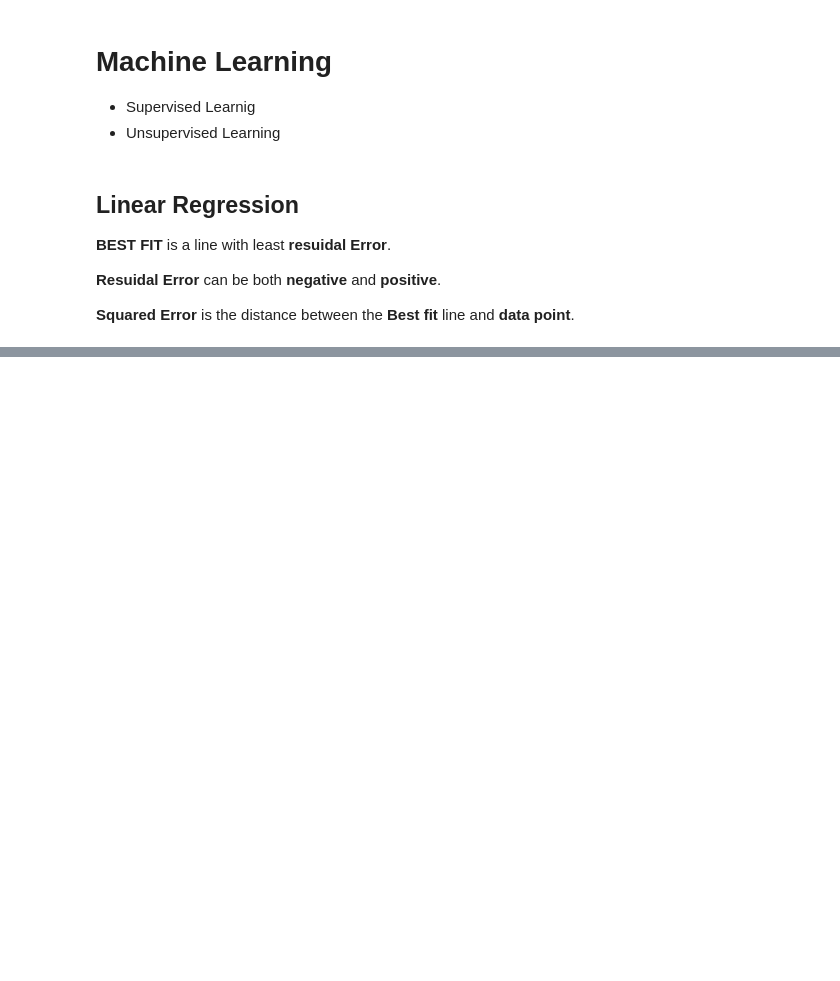
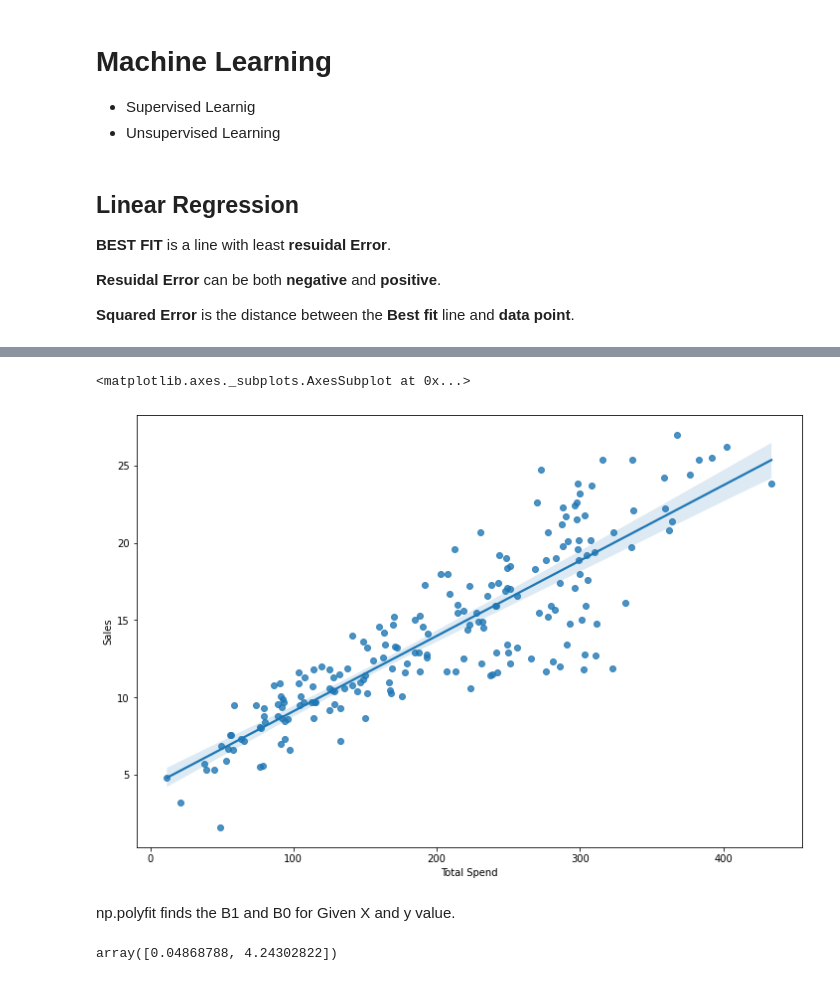
Before and after one commit to exson6969/ml, a Jupyter notebook: ML_Learning.ipynb, the cells around one changed output, grey strips where cells are left out. Drawn from its saved outputs; the diff is of its cells as text; code cells hidden in the pictures; blank space fills up the shorter version.

```diff
--- a/ML_Learning.ipynb
+++ b/ML_Learning.ipynb
@@ -474,0 +485,4 @@ b -> intercept with y-axis
+# %%
+df = pd.read_csv("https://raw.githubusercontent.com/nguyen-toan/ISLR/master/dataset/Advertising.csv")
+df = df.drop(df.columns[0], axis = 1)
+df
@@ -474,0 +503,3 @@ b -> intercept with y-axis
+# %%
+df['Total Spend'] = df["TV"] + df['Radio'] + df['Newspaper']
+df
@@ -474,0 +544,6 @@ b -> intercept with y-axis
+# %%
+plt.figure(figsize = (12,8))
+sns.regplot(data = df, x = 'Total Spend', y = 'Sales')
+# %% [output]
+<matplotlib.axes._subplots.AxesSubplot at 0x...>
+[figure, added]
@@ -474,0 +556,6 @@ b -> intercept with y-axis
+# %% [markdown]
+np.polyfit finds the B1 and B0 for Given X and y value.
+# %%
+np.polyfit(X,y, deg = 1)
+# %% [output]
+array([0.04868788, 4.24302822])
```
Also changed, not shown: parts of 51 cells of this notebook.
